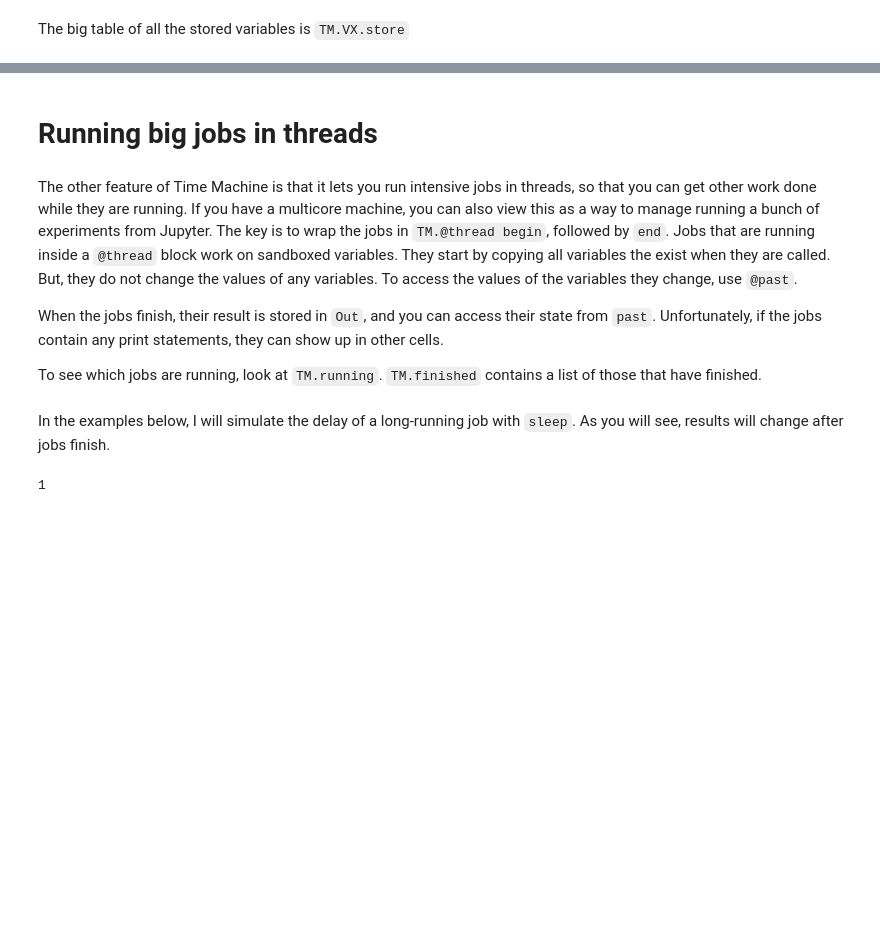
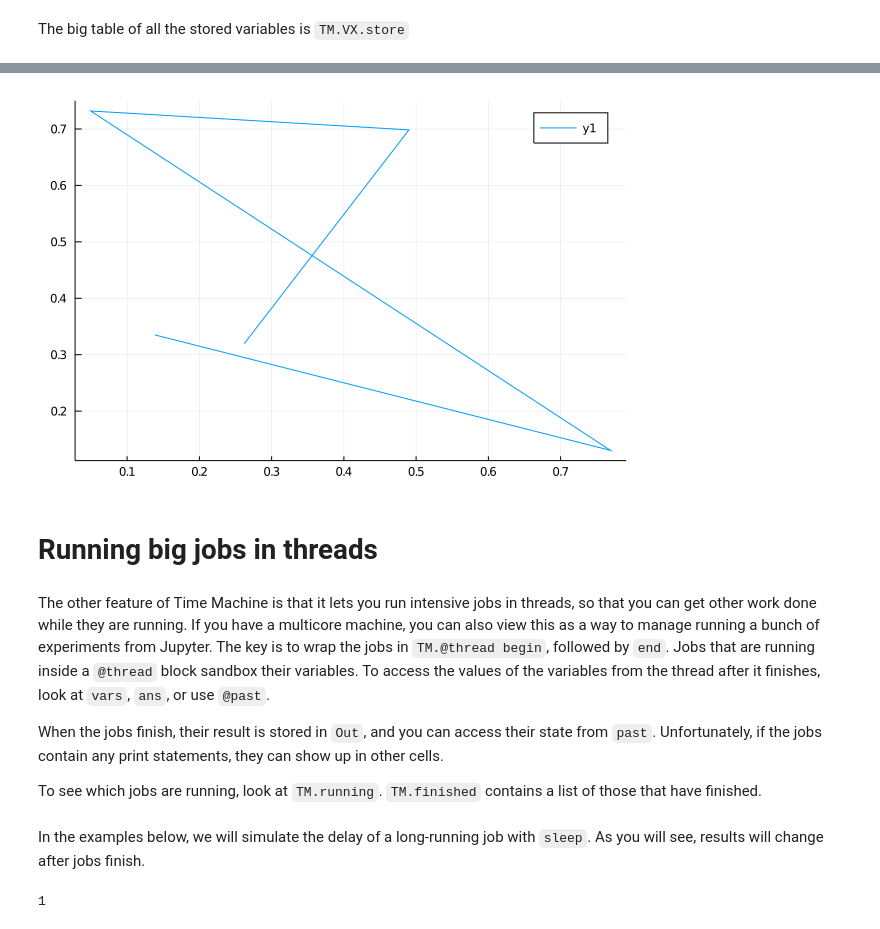
Before and after one commit to danspielman/IJuliaTimeMachine.jl, a Jupyter notebook: examples/Demo.ipynb, the cells around one changed output, grey strips where cells are left out. Cells and saved outputs as stored; diff of their text form; code cells hidden in the pictures; blank space fills up the shorter version.

```diff
--- a/examples/Demo.ipynb
+++ b/examples/Demo.ipynb
@@ -348,14 +451,18 @@ hash(2)
+# %%
+TM.vars(cell)[:p]
+# %% [output]
+[figure, added]
 # %% [markdown]
 # Running big jobs in threads
 # %% [markdown]
-The other feature of Time Machine is that it lets you run intensive jobs in threads, so that you can get other work done while they are running.  If you have a multicore machine, you can also view this as a way to manage running a bunch of experiments from Jupyter.  The key is to wrap the jobs in `TM.@thread begin`, followed by `end`.  Jobs that are running inside a `@thread` block work on sandboxed variables. They start by copying all variables the exist when they are called. But, they do not change the values of any variables. To access the values of the variables they change, use `@past`.
+The other feature of Time Machine is that it lets you run intensive jobs in threads, so that you can get other work done while they are running.  If you have a multicore machine, you can also view this as a way to manage running a bunch of experiments from Jupyter.  The key is to wrap the jobs in `TM.@thread begin`, followed by `end`.  Jobs that are running inside a `@thread` block sandbox their variables. To access the values of the variables from the thread after it finishes, look at `vars`, `ans`, or use `@past`.
 
 When the jobs finish, their result is stored in `Out`, and you can access their state from `past`.
 Unfortunately, if the jobs contain any print statements, they can show up in other cells.
 
 To see which jobs are running, look at `TM.running`.  `TM.finished` contains a list of those that have finished.
 # %% [markdown]
-In the examples below, I will simulate the delay of a long-running job with `sleep`.  As you will see, results will change after jobs finish.
+In the examples below, we will simulate the delay of a long-running job with `sleep`.  As you will see, results will change after jobs finish.
 # %%
 x = collect(1:3)
 y = 1
```
Also changed, not shown: parts of 73 cells of this notebook, 3 other files.
